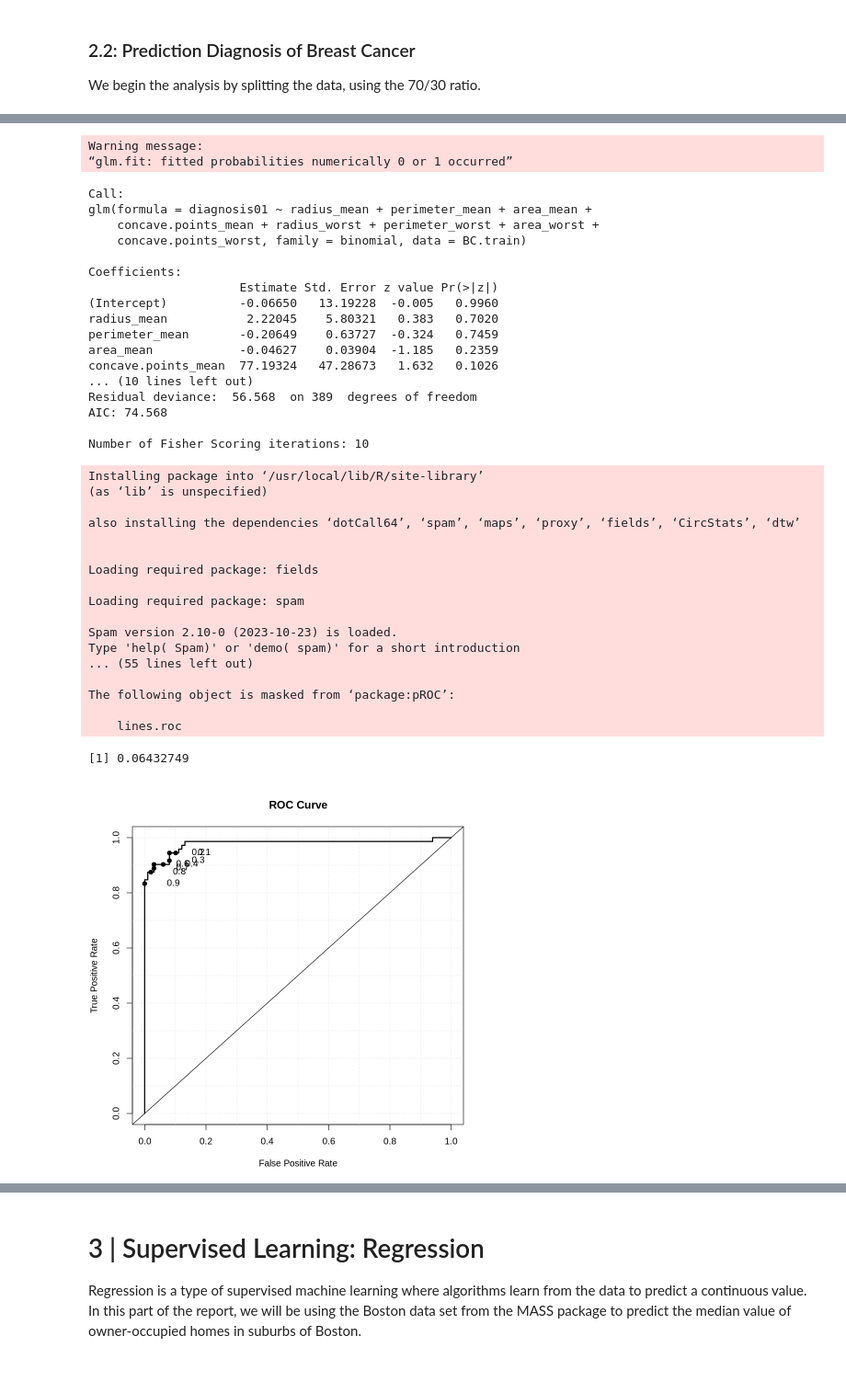
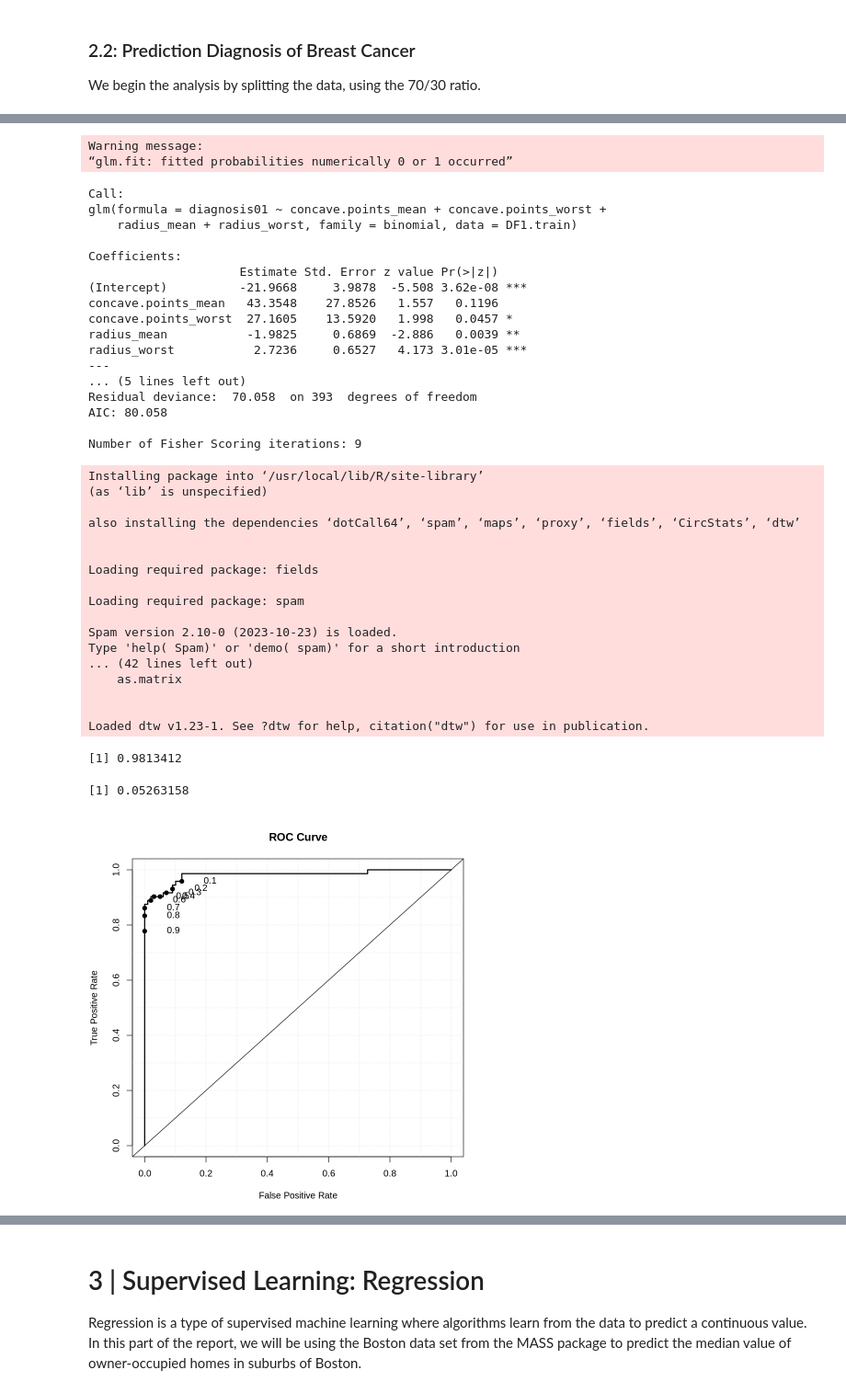
Before and after one commit to nuraishasb/supervisedML, a Jupyter notebook: R_supervisedML.ipynb, the cells around one changed output, grey strips where cells are left out. Shown at 92% size. Drawn from its saved outputs; the diff is of its cells as text; code cells hidden in the pictures.

```diff
--- a/R_supervisedML.ipynb
+++ b/R_supervisedML.ipynb
@@ -47,10 +66,9 @@ str(BreastCancer)
 # %% [markdown]
 Variable `X` is redundant as it does not contain any valuable information hence we remove it. The `is.na()` function checks the NA field in a data frame. We take the sum of the function to find the total number of NA values in our data set, which is 0.
 # %%
-#removing column `X`
-BC <- BreastCancer[,-33]
-
-#Finding if there are NA values
+#removing columns
+BC <- data[-c(1,33)]
+#finding if there are NA values
 sum(is.na(BC))
 # %% [output]
 [1] 0
@@ -96,2 +95,11 @@ results
 # %% [markdown]
 Possible values of the correlation coefficient range from -1 to +1, with -1 indicating a perfectly linear negative, and +1 indicating a perfectly linear positive correlation. A correlation coefficient close to 0 suggests little, if any, correlation. The other features seem most likely to be useful in predicting `diagnosis01` are: radius_mean, perimeter_mean, area_mean, concave.points_mean, radius_worst, perimeter_worst, area_worst, and concave.points_worst.
+# %%
+#finding multicollinearity between independent variables
+df <- BC[,c("radius_mean","perimeter_mean","area_mean", "concave.points_mean", "radius_worst", "perimeter_worst", "area_worst", "concave.points_worst", "diagnosis01")]
+
+# Calculate the correlation matrix
+cor_matrix <- cor(df)
+install.packages("corrplot")
+library(corrplot)
+corrplot(cor_matrix, method="color")
@@ -98,3 +116,5 @@ Possible values of the correlation coefficient range from -1 to +1, with -1 indi
+# %%
+DF1 <- df[,c("radius_mean", "concave.points_mean", "radius_worst", "concave.points_worst", "diagnosis01")]
 # %% [markdown]
 ### 2.2: Prediction Diagnosis of Breast Cancer
 
@@ -104,15 +124,15 @@ We begin the analysis by splitting the data, using the 70/30 ratio.
 set.seed(13)
 
 #taking 70% of the data for training
-train.size <-  nrow(BC) * 0.7
+train.size <-  nrow(DF1) * 0.7
 
 #taking a sample of the total rows by the number of train.size
-train <-  sample(1:nrow(BC), train.size) #sample of the rows of the training set
+train <-  sample(1:nrow(DF1), train.size) #sample of the rows of the training set
 test <-  -train #the other 30% for test - this is done by indexing.
 
 #subsetting the data set by the train and test rows respectively
-BC.train <-  BC[train, ]
-BC.test <-  BC[test, ]
+DF1.train <-  DF1[train, ]
+DF1.test <-  DF1[test, ]
 diagnosis01.test <-  diagnosis01[test]
 # %% [markdown]
 #### 2.2.1: Linear Discriminant Analysis
@@ -220,64 +264,66 @@ A matrix: 6 × 2 of type dbl
 
 Logistic regression predicts the categorical dependent variable using a given set of independent variables. We will be using the `glm()` function and specify `family=”binomial”` so that R fits a logistic regression model to the data set. GLM stands for general linear model.
 # %%
-#learn model: trained on training data
-glm.fit <-  glm(diagnosis01 ~ radius_mean + perimeter_mean + area_mean + concave.points_mean + radius_worst
-                + perimeter_worst + area_worst + concave.points_worst,
-              data = BC.train,
+#training model
+glm.fit <-  glm(diagnosis01 ~ concave.points_mean + concave.points_worst + radius_mean + radius_worst,
+              data = DF1.train,
               family = binomial)
 summary(glm.fit) #view model summary
 
 #obtain predictions on test set
-glm.probs <-  predict(glm.fit, BC.test, type = "response") #probability that each observation is malignant
+glm.probs <-  predict(glm.fit, DF1.test, type = "response") #probability that each observation is malignant
 #using a threshold to decide on final diagnosis
 glm.pred <-  rep(0, length(glm.probs))
-glm.pred[glm.probs > 0.7] <- 1 #threshold chosen is 0.7
+glm.pred[glm.probs > 0.7] <- 1 #threshold chosen is 0.7; any observation with a probability greater than 0.7 is classified as malignant (1), and others as benign (0)
 
 #creating ROC curve
 install.packages("verification")
 library(verification)
 roc.plot(diagnosis01.test, glm.probs, xlab = "False Positive Rate",
 ylab = "True Positive Rate")
+#calculating AUC value
+roc.area(diagnosis01.test, glm.probs)$A
 
 #evaluate prediction quality
 mean(glm.pred != diagnosis01.test)
 LogRegMER <- mean(glm.pred != diagnosis01.test)
 # %% [output]
 Warning message:
 “glm.fit: fitted probabilities numerically 0 or 1 occurred”
 Call:
-glm(formula = diagnosis01 ~ radius_mean + perimeter_mean + area_mean +
-    concave.points_mean + radius_worst + perimeter_worst + area_worst +
-    concave.points_worst, family = binomial, data = BC.train)
+glm(formula = diagnosis01 ~ concave.points_mean + concave.points_worst +
+    radius_mean + radius_worst, family = binomial, data = DF1.train)
 
 Coefficients:
                      Estimate Std. Error z value Pr(>|z|)
-(Intercept)          -0.06650   13.19228  -0.005   0.9960
-radius_mean           2.22045    5.80321   0.383   0.7020
-perimeter_mean       -0.20649    0.63727  -0.324   0.7459
-area_mean            -0.04627    0.03904  -1.185   0.2359
-concave.points_mean  77.19324   47.28673   1.632   0.1026
-... (10 lines left out)
-Residual deviance:  56.568  on 389  degrees of freedom
-AIC: 74.568
+(Intercept)          -21.9668     3.9878  -5.508 3.62e-08 ***
+concave.points_mean   43.3548    27.8526   1.557   0.1196
+concave.points_worst  27.1605    13.5920   1.998   0.0457 *
+radius_mean           -1.9825     0.6869  -2.886   0.0039 **
+radius_worst           2.7236     0.6527   4.173 3.01e-05 ***
+---
+... (5 lines left out)
+Residual deviance:  70.058  on 393  degrees of freedom
+AIC: 80.058
 
-Number of Fisher Scoring iterations: 10
+Number of Fisher Scoring iterations: 9
 Installing package into ‘/usr/local/lib/R/site-library’
 (as ‘lib’ is unspecified)
 
 also installing the dependencies ‘dotCall64’, ‘spam’, ‘maps’, ‘proxy’, ‘fields’, ‘CircStats’, ‘dtw’
 
 
 Loading required package: fields
 
 Loading required package: spam
 
 Spam version 2.10-0 (2023-10-23) is loaded.
 Type 'help( Spam)' or 'demo( spam)' for a short introduction
-... (55 lines left out)
+... (42 lines left out)
+    as.matrix
 
-The following object is masked from ‘package:pROC’:
 
-    lines.roc
+Loaded dtw v1.23-1. See ?dtw for help, citation("dtw") for use in publication.
-[1] 0.06432749
+[1] 0.9813412
+[1] 0.05263158
-[figure, old version]
+[figure, new version]
```
Also changed, not shown: parts of 42 cells of this notebook.
